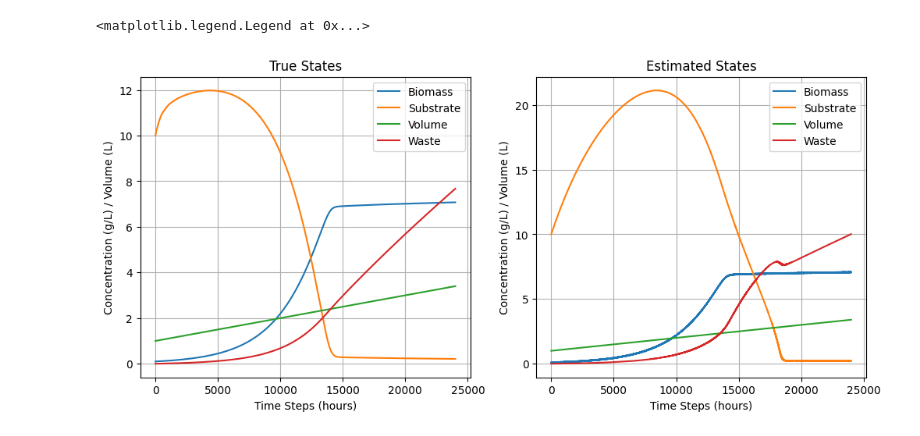
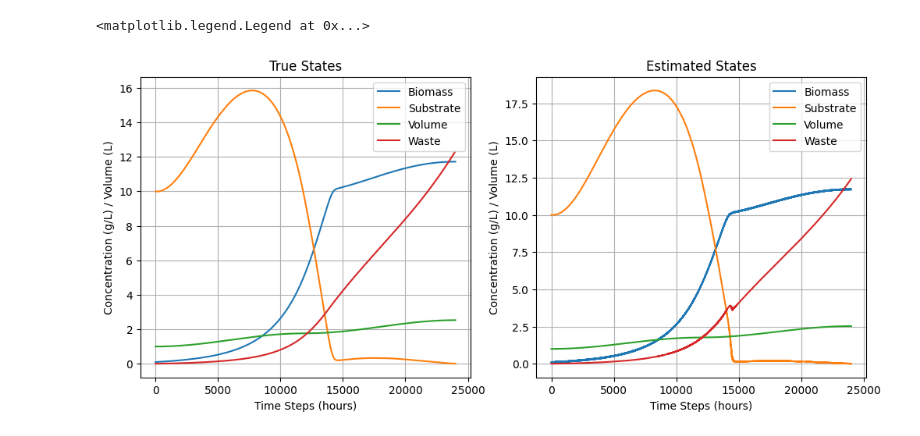
Before and after one commit to RayeneZanina/bioreactor-control, a Jupyter notebook: main.ipynb, the cells around one changed output. Saved outputs shown, nothing was run; the diff lists cells and outputs as text; code cells hidden in the pictures.

Commit message:
structured main, few changes to parameters and biroreactor

```diff
--- a/main.ipynb
+++ b/main.ipynb
@@ -16,24 +19,17 @@ dt = 0.001 # hours
 # %%
 bioreactor = ideal_Bioreactor(bioreactor_params)
 ekf = EKF(bioreactor, ekf_params)
-
-def F(t):
-    return  0.1 #100 * abs(np.sin(2 * np.pi * t / 24)) # example feed rate function (sinusoidal)
 # %%
 true_states = []
 estimated_states = []
-measurements = []
 true_states.append(bioreactor.state.copy())
 estimated_states.append(ekf.state.copy())
-measurements.append(bioreactor.get_measurement(bioreactor.state))
 for i in range(time_steps):
-    F_t = F(i * dt)
+    F_t = F_sine(i * dt)
     true_states.append(bioreactor.update(F_t, dt))
     estimated_states.append(ekf.step(F_t, dt))
-    measurements.append(bioreactor.get_measurement(bioreactor.state))
 true_states = np.array(true_states)
 estimated_states = np.array(estimated_states)
-measurements = np.array(measurements)
 # %%
 plt.figure(figsize=(12, 5))
 plt.subplot(1, 2, 1)
@@ -73,22 +62,24 @@ plt.colorbar()
+# %%
+real_bioreactor = real_Bioreactor(params.bioreactor_params, params.grid_params)
+ekf = EKF(real_bioreactor, ekf_params)
 # %%
-ekf = EKF(real_bioreactor, ekf_params)
-true_states = []
+true_states_real = []
 X_grids = []
 S_grids = []
-estimated_states = []
-true_states.append(real_bioreactor.state.copy())
+estimated_states_real = []
+true_states_real.append(real_bioreactor.state.copy())
 X_grids.append(real_bioreactor.X_grid.copy())
 S_grids.append(real_bioreactor.S_grid.copy())
-estimated_states.append(ekf.state.copy())
+estimated_states_real.append(ekf.state.copy())
 for i in range(time_steps):
-    F_alt = 0.1
-    real_bioreactor.update(F_alt, dt)
-    estimated_states.append(ekf.step(F_alt, dt))
-    true_states.append(real_bioreactor.state.copy())
+    F = F_sine(i * dt)
+    real_bioreactor.update(F, dt)
+    estimated_states_real.append(ekf.step(F, dt))
+    true_states_real.append(real_bioreactor.state.copy())
     X_grids.append(real_bioreactor.X_grid.copy())
     S_grids.append(real_bioreactor.S_grid.copy())
-measurements = np.array(measurements)
-true_states = np.array(true_states)
+true_states_real = np.array(true_states_real)
+estimated_states_real = np.array(estimated_states_real)
 X_grids = np.array(X_grids)
 S_grids = np.array(S_grids)
 history = {'biomass': X_grids, 'substrate': S_grids}
@@ -95,19 +122,19 @@ history = {'biomass': X_grids, 'substrate': S_grids}
 # %%
 plt.figure(figsize=(12, 5))
 plt.subplot(1, 2, 1)
-plt.plot(true_states, label=['Biomass', 'Substrate', 'Volume', 'Waste'])
+plt.plot(true_states_real, label=['Biomass', 'Substrate', 'Volume', 'Waste'])
 plt.xlabel('Time Steps (hours)')
 plt.ylabel('Concentration (g/L) / Volume (L)')
 plt.grid()
 plt.legend()
 plt.title('True States')
 plt.subplot(1, 2, 2)
-plt.plot(estimated_states, label=['Biomass', 'Substrate', 'Volume', 'Waste'])
+plt.plot(estimated_states_real, label=['Biomass', 'Substrate', 'Volume', 'Waste'])
 plt.xlabel('Time Steps (hours)')
 plt.ylabel('Concentration (g/L) / Volume (L)')
 plt.grid()
 plt.title('Estimated States')
 plt.legend()
 # %% [output]
 <matplotlib.legend.Legend at 0x...>
-[figure, old version]
+[figure, new version]
```
Also changed, not shown: parts of 11 cells of this notebook, 2 other files.
